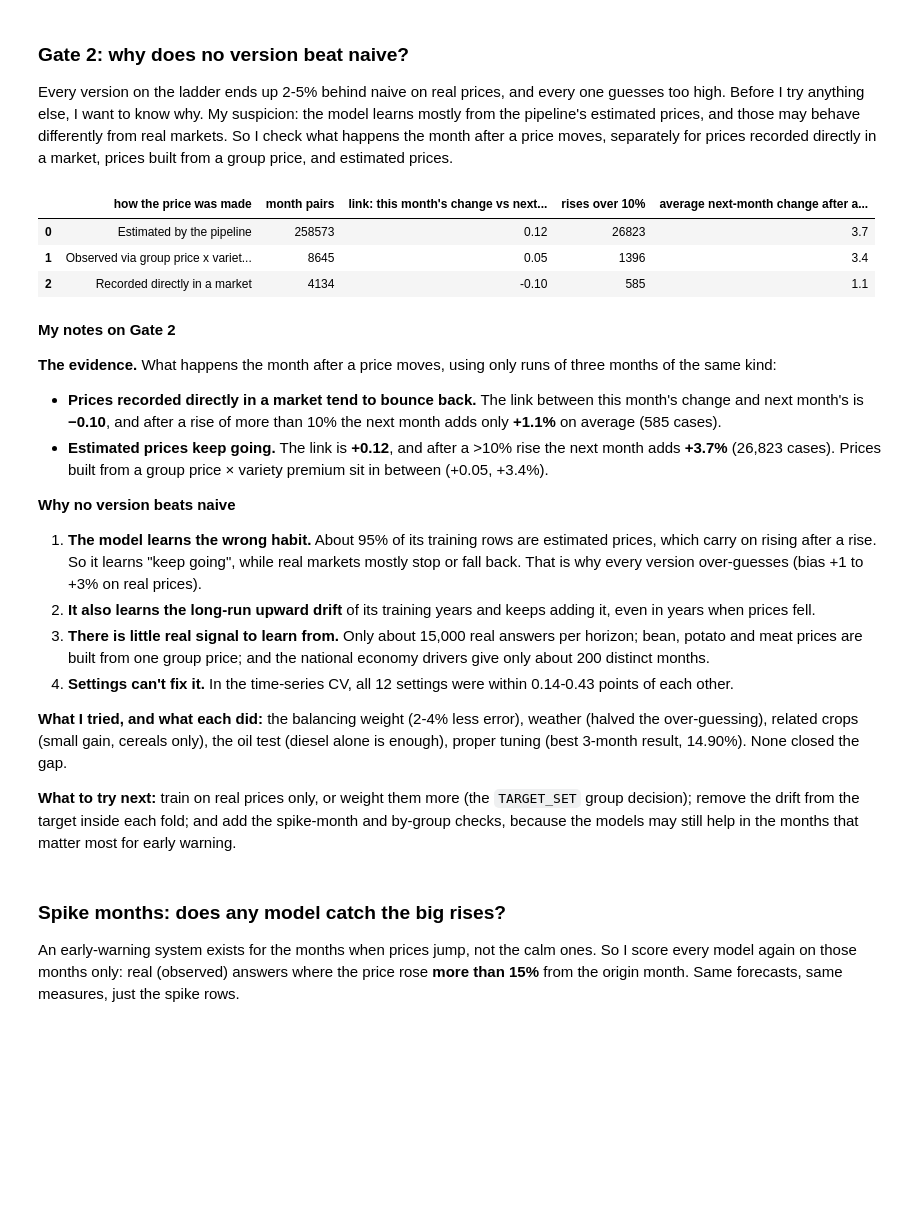
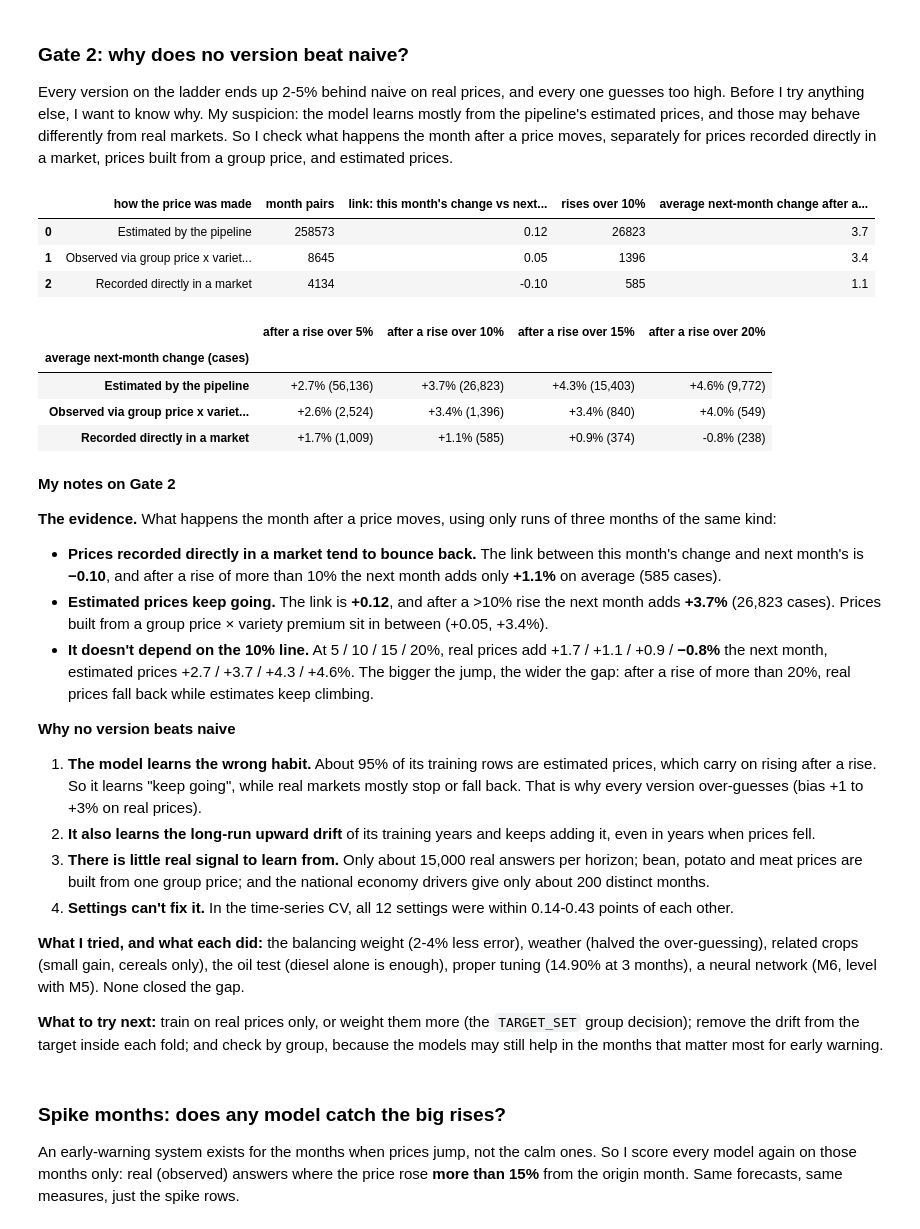
Before and after one commit to samerickwaks/sokoradar, a Jupyter notebook: notebooks/modelling/02_model_build.ipynb, the cells around one changed output. Saved outputs shown, nothing was run; the diff lists cells and outputs as text; code cells hidden in the pictures; blank space fills up the shorter version.

Commit message:
Gate 2: robustness check at 5, 10, 15 and 20% rise thresholds

```diff
--- a/notebooks/modelling/02_model_build.ipynb
+++ b/notebooks/modelling/02_model_build.ipynb
@@ -2080,32 +2080,46 @@ Every version on the ladder ends up 2-5% behind naive on real prices, and every
 # %%
 # Gate 2 evidence: after a price moves, does it bounce back or keep going? Compared by how the price was made
 pairs = prices[["series", "month", "flag"]].copy()
 pairs["kind"] = np.select(
     [pairs["flag"].eq("Observed"), pairs["flag"].str.startswith("Observed")],
     ["Recorded directly in a market", "Observed via group price x variety premium"],
     default="Estimated by the pipeline")
 pairs["change"] = features["change_1m"].values                                   # change into this month
 pairs["next_change"] = pairs.groupby("series")["change"].shift(-1)             # change into next month
 same_kind = (pairs.groupby("series")["kind"].shift(1).eq(pairs["kind"])
              & pairs.groupby("series")["kind"].shift(-1).eq(pairs["kind"]))      # 3 months in a row of the same kind
 
 rows = []
 for kind, part in pairs[same_kind].dropna(subset=["change", "next_change"]).groupby("kind", sort=False):
     after_rise = part[part["change"] > 0.10]
     rows.append({
         "how the price was made": kind,
         "month pairs": len(part),
         "link: this month's change vs next month's": round(part["change"].corr(part["next_change"]), 2),
         "rises over 10%": len(after_rise),
         "average next-month change after a >10% rise (%)": round(after_rise["next_change"].mean() * 100, 1),
     })
 bounce = pd.DataFrame(rows)
-bounce
+display(bounce)
+
+# Robustness: does the finding depend on calling a rise over 10% a "jump"? Repeat with 5, 15 and 20%
+steady = pairs[same_kind].dropna(subset=["change", "next_change"])
+robust = pd.DataFrame({
+    f"after a rise over {t:.0%}": steady[steady["change"] > t].groupby("kind")["next_change"].agg(
+        lambda x: f"{x.mean() * 100:+.1f}% ({len(x):,})")
+    for t in [0.05, 0.10, 0.15, 0.20]}).loc[bounce["how the price was made"]]
+robust.index.name = "average next-month change (cases)"
+robust
 # %% [output]
 |  | how the price was made | month pairs | link: this month's change vs next... | rises over 10% | average next-month change after a... |
 | 0 | Estimated by the pipeline | 258573 | 0.12 | 26823 | 3.7 |
 | 1 | Observed via group price x variet... | 8645 | 0.05 | 1396 | 3.4 |
 | 2 | Recorded directly in a market | 4134 | -0.10 | 585 | 1.1 |
+|  | after a rise over 5% | after a rise over 10% | after a rise over 15% | after a rise over 20% |
+| average next-month change (cases) |  |  |  |  |
+| Estimated by the pipeline | +2.7% (56,136) | +3.7% (26,823) | +4.3% (15,403) | +4.6% (9,772) |
+| Observed via group price x variet... | +2.6% (2,524) | +3.4% (1,396) | +3.4% (840) | +4.0% (549) |
+| Recorded directly in a market | +1.7% (1,009) | +1.1% (585) | +0.9% (374) | -0.8% (238) |
 # %% [markdown]
 **My notes on Gate 2**
 
@@ -2113,6 +2127,7 @@ bounce
 
 - **Prices recorded directly in a market tend to bounce back.** The link between this month's change and next month's is **−0.10**, and after a rise of more than 10% the next month adds only **+1.1%** on average (585 cases).
 - **Estimated prices keep going.** The link is **+0.12**, and after a >10% rise the next month adds **+3.7%** (26,823 cases). Prices built from a group price × variety premium sit in between (+0.05, +3.4%).
+- **It doesn't depend on the 10% line.** At 5 / 10 / 15 / 20%, real prices add +1.7 / +1.1 / +0.9 / **−0.8%** the next month, estimated prices +2.7 / +3.7 / +4.3 / +4.6%. The bigger the jump, the wider the gap: after a rise of more than 20%, real prices fall back while estimates keep climbing.
 
 **Why no version beats naive**
 1. **The model learns the wrong habit.** About 95% of its training rows are estimated prices, which carry on rising after a rise. So it learns "keep going", while real markets mostly stop or fall back. That is why every version over-guesses (bias +1 to +3% on real prices).
@@ -2120,9 +2135,9 @@ bounce
 3. **There is little real signal to learn from.** Only about 15,000 real answers per horizon; bean, potato and meat prices are built from one group price; and the national economy drivers give only about 200 distinct months.
 4. **Settings can't fix it.** In the time-series CV, all 12 settings were within 0.14-0.43 points of each other.
 
-**What I tried, and what each did:** the balancing weight (2-4% less error), weather (halved the over-guessing), related crops (small gain, cereals only), the oil test (diesel alone is enough), proper tuning (best 3-month result, 14.90%). None closed the gap.
+**What I tried, and what each did:** the balancing weight (2-4% less error), weather (halved the over-guessing), related crops (small gain, cereals only), the oil test (diesel alone is enough), proper tuning (14.90% at 3 months), a neural network (M6, level with M5). None closed the gap.
 
-**What to try next:** train on real prices only, or weight them more (the `TARGET_SET` group decision); remove the drift from the target inside each fold; and add the spike-month and by-group checks, because the models may still help in the months that matter most for early warning.
+**What to try next:** train on real prices only, or weight them more (the `TARGET_SET` group decision); remove the drift from the target inside each fold; and check by group, because the models may still help in the months that matter most for early warning.
 # %% [markdown]
 ### Spike months: does any model catch the big rises?
 
```
Also changed, not shown: parts of 2 cells of this notebook.
